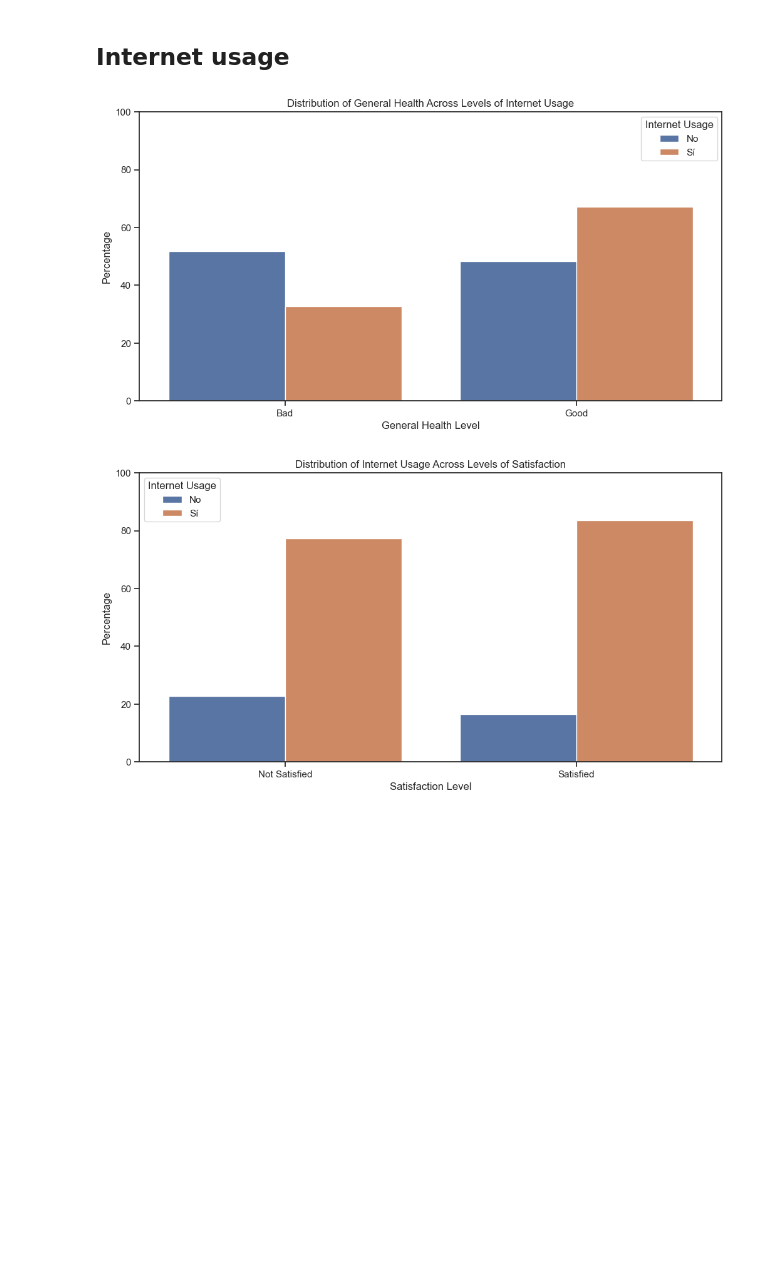
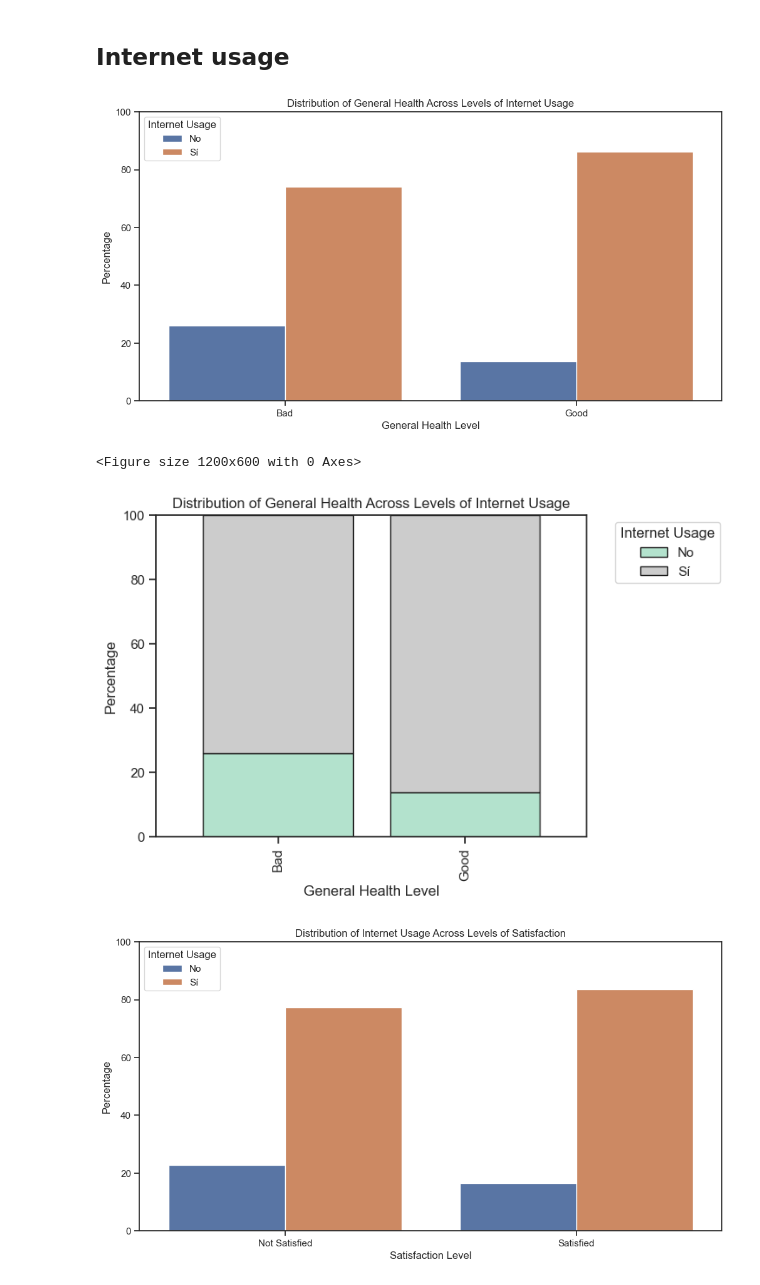
Before and after one commit to laiagomezmessia/health-digital-literacy-finalproject, a Jupyter notebook: Analysis_Visualization.ipynb, the cells around one changed output. Drawn from its saved outputs; the diff is of its cells as text; code cells hidden in the pictures; blank space fills up the shorter version.

```diff
--- a/Analysis_Visualization.ipynb
+++ b/Analysis_Visualization.ipynb
@@ -360,7 +409,7 @@ plt.show()
 health_by_int_use = df.groupby(['general_health', 'int_use']).size().reset_index(name='count')
 
 # Normalize the counts within each category of general health
-health_total = health_by_int_use.groupby('int_use')['count'].transform('sum')
+health_total = health_by_int_use.groupby('general_health')['count'].transform('sum')
 health_by_int_use['percentage'] = (health_by_int_use['count'] / health_total) * 100
 
 # Plotting
@@ -373,7 +422,23 @@ plt.legend(title='Internet Usage')
 plt.ylim(0, 100)  # Set the y-axis range
 plt.show()
 # %% [output]
-[figure, old version]
+[figure, new version]
+# %%
+health_by_int_use_pivot = health_by_int_use.pivot(index='general_health', columns='int_use', values='percentage')
+
+# Plotting
+plt.figure(figsize=(12, 6))
+health_by_int_use_pivot.plot(kind='bar', stacked=True, colormap='Pastel2', edgecolor='k', width=0.8)
+
+plt.title('Distribution of General Health Across Levels of Internet Usage')
+plt.xlabel('General Health Level')
+plt.ylabel('Percentage')
+plt.legend(title='Internet Usage', bbox_to_anchor=(1.05, 1), loc='upper left')
+plt.ylim(0, 100)  # Set the y-axis range
+plt.show()
+# %% [output]
+<Figure size 1200x600 with 0 Axes>
+[figure, added]
 # %%
 # Count the number of individuals in each category of satisfaction and internet usage
 satisfaction_by_int_use = df.groupby(['satisfaction', 'int_use']).size().reset_index(name='count')
```
Also changed, not shown: parts of 33 cells of this notebook, 1 other file.
